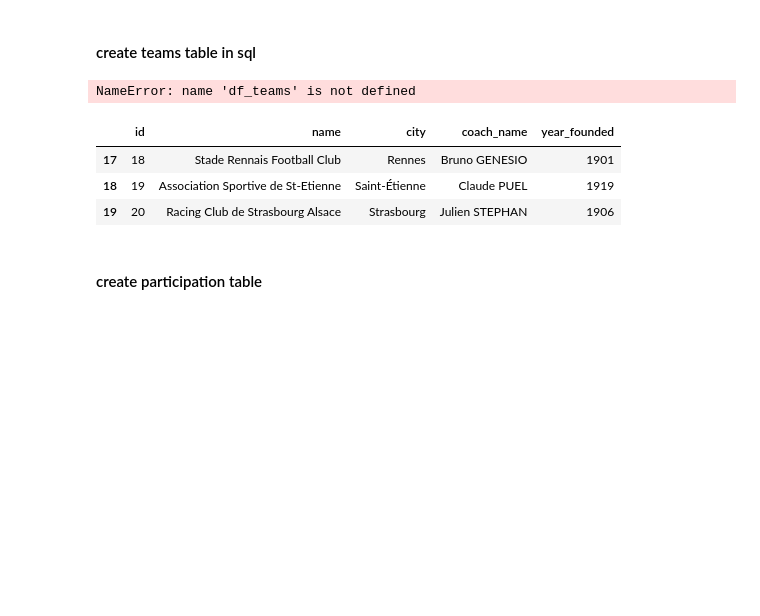
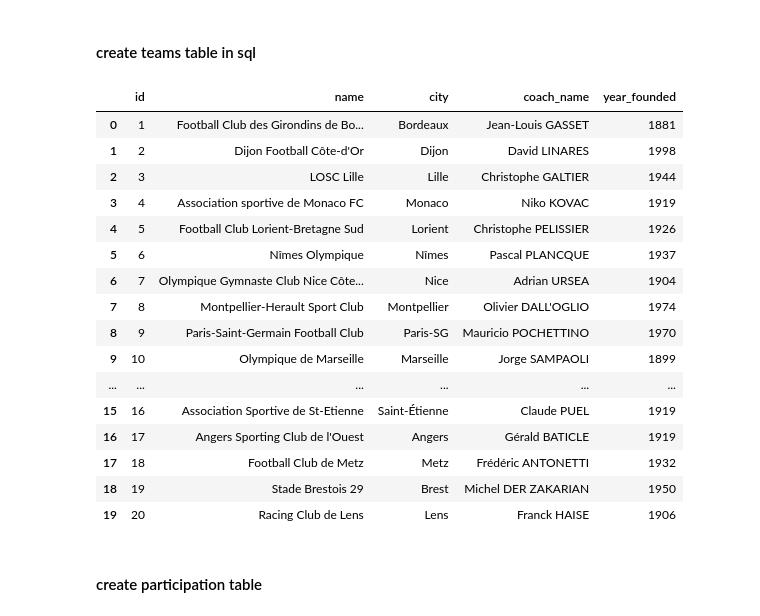
Before and after one commit to rolandina/foot-meteo, a Jupyter notebook: lequipe_scraping.ipynb, the cells around one changed output. Cells and saved outputs as stored; diff of their text form; code cells hidden in the pictures; blank space fills up the shorter version.

```diff
--- a/lequipe_scraping.ipynb
+++ b/lequipe_scraping.ipynb
@@ -399,7 +312,0 @@ exterior_team_goals
-# %%
-df_matches_score['goals_domicile'] = home_team_goals
-# %%
-df_matches_score['goals_exterieur'] = exterior_team_goals
-# %%
-pd.set_option('display.max_rows', None)
-display(df_matches_score)
@@ -674,3 +684,4 @@ def insert_row(self, table_name, values):
 # %%
+db.update_championships_table()
 db.get_df('championships')
 # %% [output]
@@ -679,7 +690,2 @@ db.get_df('championships')
 # %% [markdown]
 #### create teams table in sql
-# %%
-#2.teams
-df_teams
-# %% [output]
-NameError: name 'df_teams' is not defined
@@ -699,9 +692,23 @@ AND year_founded = "{}");"""
 # %%
-db.get_df('teams').tail(3)
+db.update_teams_table(df_teams)
+db.get_df('teams')
 # %% [output]
 |  | id | name | city | coach_name | year_founded |
-| 17 | 18 | Stade Rennais Football Club | Rennes | Bruno GENESIO | 1901 |
-| 18 | 19 | Association Sportive de St-Etienne | Saint-Étienne | Claude PUEL | 1919 |
-| 19 | 20 | Racing Club de Strasbourg Alsace | Strasbourg | Julien STEPHAN | 1906 |
+| 0 | 1 | Football Club des Girondins de Bo... | Bordeaux | Jean-Louis GASSET | 1881 |
+| 1 | 2 | Dijon Football Côte-d'Or | Dijon | David LINARES | 1998 |
+| 2 | 3 | LOSC Lille | Lille | Christophe GALTIER | 1944 |
+| 3 | 4 | Association sportive de Monaco FC | Monaco | Niko KOVAC | 1919 |
+| 4 | 5 | Football Club Lorient-Bretagne Sud | Lorient | Christophe PELISSIER | 1926 |
+| 5 | 6 | Nîmes Olympique | Nîmes | Pascal PLANCQUE | 1937 |
+| 6 | 7 | Olympique Gymnaste Club Nice Côte... | Nice | Adrian URSEA | 1904 |
+| 7 | 8 | Montpellier-Herault Sport Club | Montpellier | Olivier DALL'OGLIO | 1974 |
+| 8 | 9 | Paris-Saint-Germain Football Club | Paris-SG | Mauricio POCHETTINO | 1970 |
+| 9 | 10 | Olympique de Marseille | Marseille | Jorge SAMPAOLI | 1899 |
+| ... | ... | ... | ... | ... | ... |
+| 15 | 16 | Association Sportive de St-Etienne | Saint-Étienne | Claude PUEL | 1919 |
+| 16 | 17 | Angers Sporting Club de l'Ouest | Angers | Gérald BATICLE | 1919 |
+| 17 | 18 | Football Club de Metz | Metz | Frédéric ANTONETTI | 1932 |
+| 18 | 19 | Stade Brestois 29 | Brest | Michel DER ZAKARIAN | 1950 |
+| 19 | 20 | Racing Club de Lens | Lens | Franck HAISE | 1906 |
 # %% [markdown]
 #### create participation table
```
Also changed, not shown: parts of 62 cells of this notebook.
